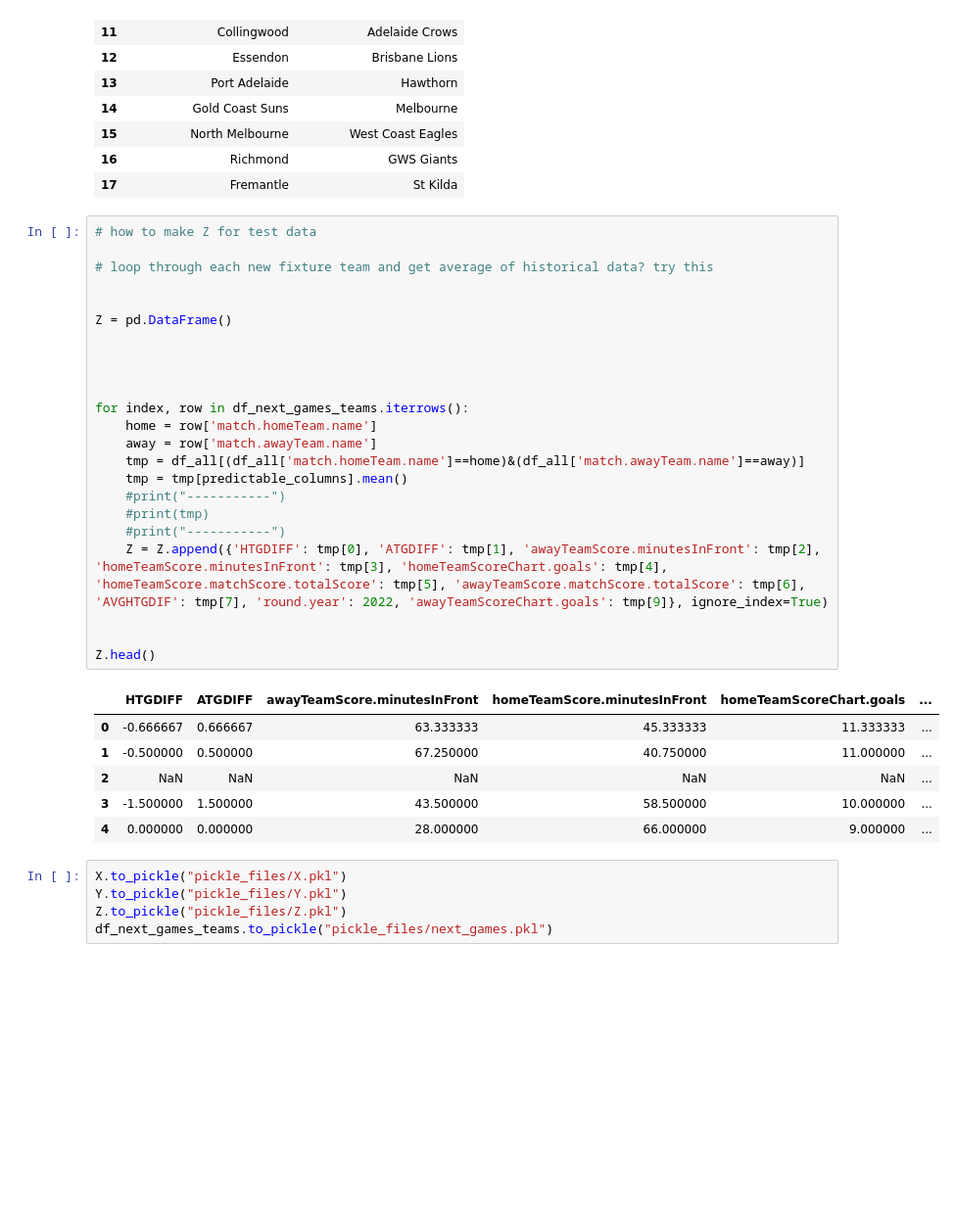
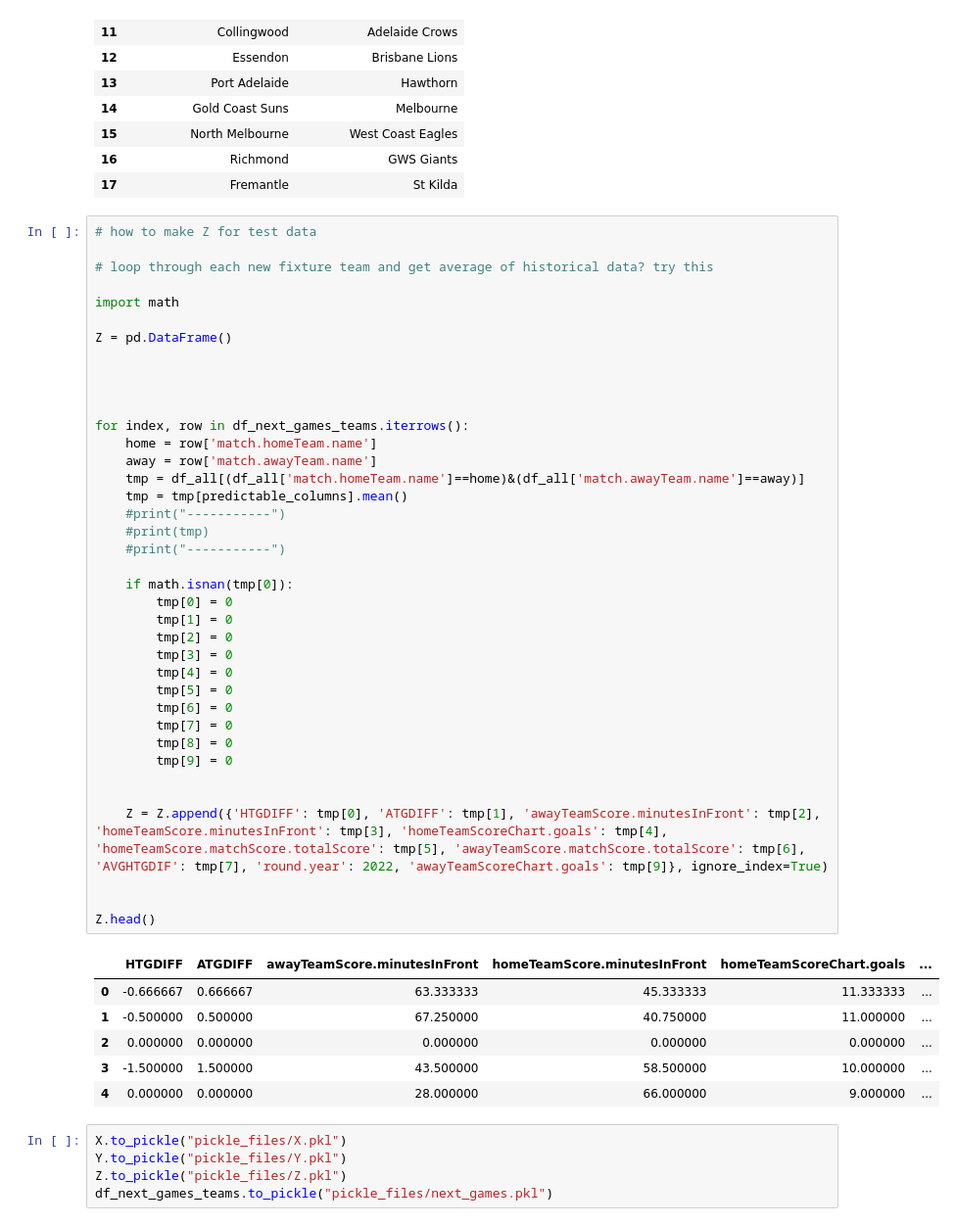
Before and after one commit to Sage-of-Sparta/probabilistic-afl-tipping, a Jupyter notebook: XGBoost_AFL_Prediction_Preprocessing.ipynb, the cells around one changed output. Shown: that part at 98% size. Cells and saved outputs as stored; diff of their text form; blank space fills up the shorter version.

```diff
--- a/XGBoost_AFL_Prediction_Preprocessing.ipynb
+++ b/XGBoost_AFL_Prediction_Preprocessing.ipynb
@@ -350,31 +350,46 @@ df_next_games_teams
 # %%
 # how to make Z for test data
 
 # loop through each new fixture team and get average of historical data? try this
 
+import math
 
 Z = pd.DataFrame()
 
 
 
 
 for index, row in df_next_games_teams.iterrows():
     home = row['match.homeTeam.name']
     away = row['match.awayTeam.name']
     tmp = df_all[(df_all['match.homeTeam.name']==home)&(df_all['match.awayTeam.name']==away)]
     tmp = tmp[predictable_columns].mean()
     #print("-----------")
     #print(tmp)
     #print("-----------")
+
+    if math.isnan(tmp[0]):
+        tmp[0] = 0
+        tmp[1] = 0
+        tmp[2] = 0
+        tmp[3] = 0
+        tmp[4] = 0
+        tmp[5] = 0
+        tmp[6] = 0
+        tmp[7] = 0
+        tmp[8] = 0
+        tmp[9] = 0
+
+
     Z = Z.append({'HTGDIFF': tmp[0], 'ATGDIFF': tmp[1], 'awayTeamScore.minutesInFront': tmp[2], 'homeTeamScore.minutesInFront': tmp[3], 'homeTeamScoreChart.goals': tmp[4], 'homeTeamScore.matchScore.totalScore': tmp[5], 'awayTeamScore.matchScore.totalScore': tmp[6], 'AVGHTGDIF': tmp[7], 'round.year': 2022, 'awayTeamScoreChart.goals': tmp[9]}, ignore_index=True)
 
 
 Z.head()
 # %% [output]
 |  | HTGDIFF | ATGDIFF | awayTeamScore.minutesInFront | homeTeamScore.minutesInFront | homeTeamScoreChart.goals | ... |
 | 0 | -0.666667 | 0.666667 | 63.333333 | 45.333333 | 11.333333 | ... |
 | 1 | -0.500000 | 0.500000 | 67.250000 | 40.750000 | 11.000000 | ... |
-| 2 | NaN | NaN | NaN | NaN | NaN | ... |
+| 2 | 0.000000 | 0.000000 | 0.000000 | 0.000000 | 0.000000 | ... |
 | 3 | -1.500000 | 1.500000 | 43.500000 | 58.500000 | 10.000000 | ... |
 | 4 | 0.000000 | 0.000000 | 28.000000 | 66.000000 | 9.000000 | ... |
 # %%
```
Also changed, not shown: 10 other files.
